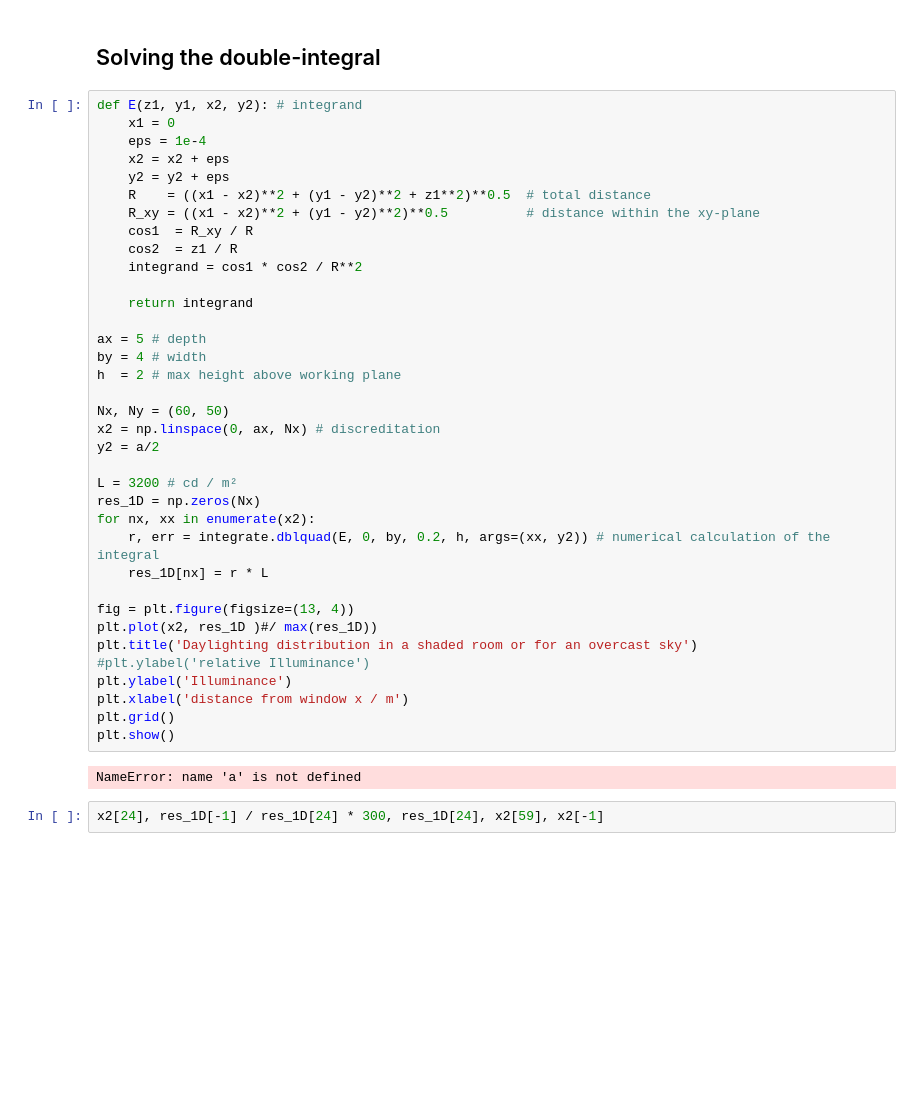
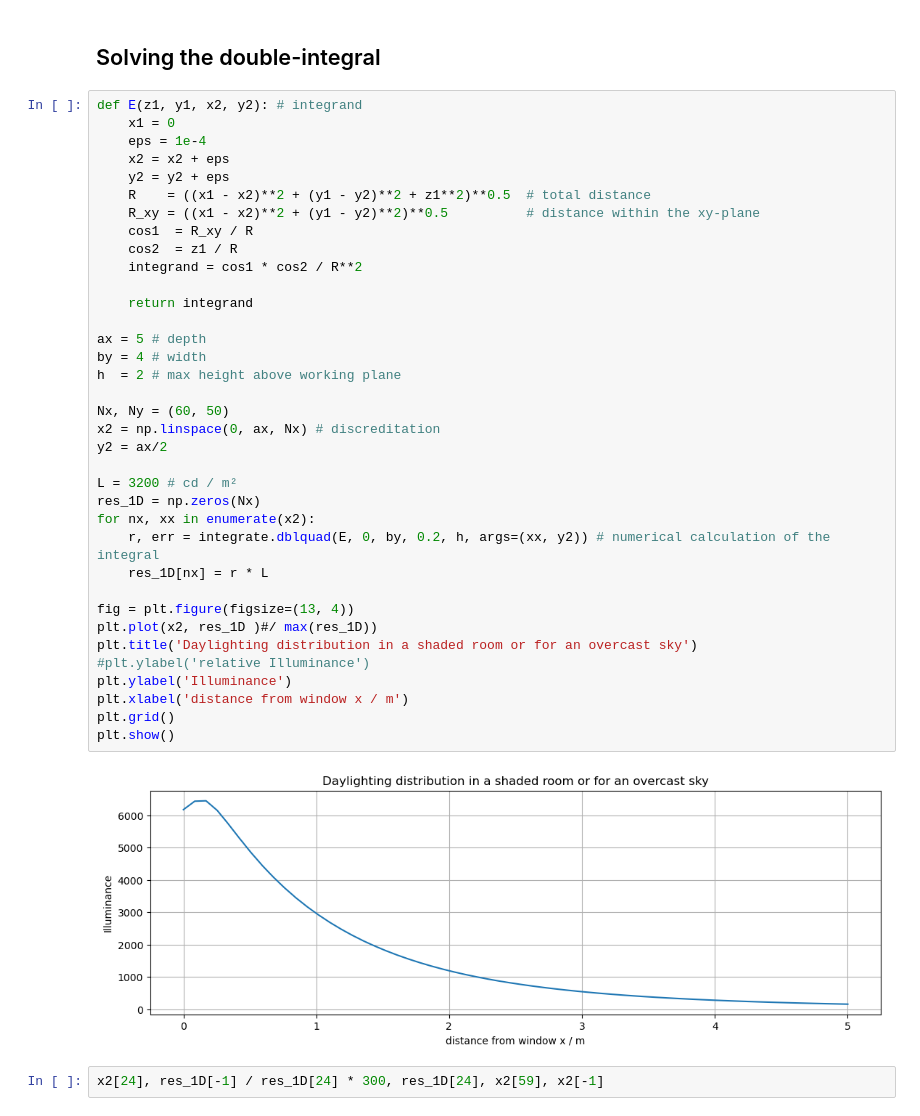
Before and after one commit to GitAndi18/Light, a Jupyter notebook: _build/jupyter_execute/Ch_1/RadProp_240411.ipynb, the cells around one changed output. Drawn from its saved outputs; the diff is of its cells as text; blank space fills up the shorter version.

```diff
--- a/_build/jupyter_execute/Ch_1/RadProp_240411.ipynb
+++ b/_build/jupyter_execute/Ch_1/RadProp_240411.ipynb
@@ -64,35 +64,35 @@ def E(z1, y1, x2, y2): # integrand
     R    = ((x1 - x2)**2 + (y1 - y2)**2 + z1**2)**0.5  # total distance
     R_xy = ((x1 - x2)**2 + (y1 - y2)**2)**0.5          # distance within the xy-plane
     cos1  = R_xy / R
     cos2  = z1 / R
     integrand = cos1 * cos2 / R**2
 
     return integrand
 
 ax = 5 # depth
 by = 4 # width
 h  = 2 # max height above working plane
 
 Nx, Ny = (60, 50)
 x2 = np.linspace(0, ax, Nx) # discreditation
-y2 = a/2
+y2 = ax/2
 
 L = 3200 # cd / m²
 res_1D = np.zeros(Nx)
 for nx, xx in enumerate(x2):
     r, err = integrate.dblquad(E, 0, by, 0.2, h, args=(xx, y2)) # numerical calculation of the integral
     res_1D[nx] = r * L
 
 fig = plt.figure(figsize=(13, 4))
 plt.plot(x2, res_1D )#/ max(res_1D))
 plt.title('Daylighting distribution in a shaded room or for an overcast sky')
 #plt.ylabel('relative Illuminance')
 plt.ylabel('Illuminance')
 plt.xlabel('distance from window x / m')
 plt.grid()
 plt.show()
 # %% [output]
-NameError: name 'a' is not defined
+[figure, added]
 # %%
 x2[24], res_1D[-1] / res_1D[24] * 300, res_1D[24], x2[59], x2[-1]
 # %% [output]
```
Also changed, not shown: parts of 2 cells of this notebook, 13 other files.
